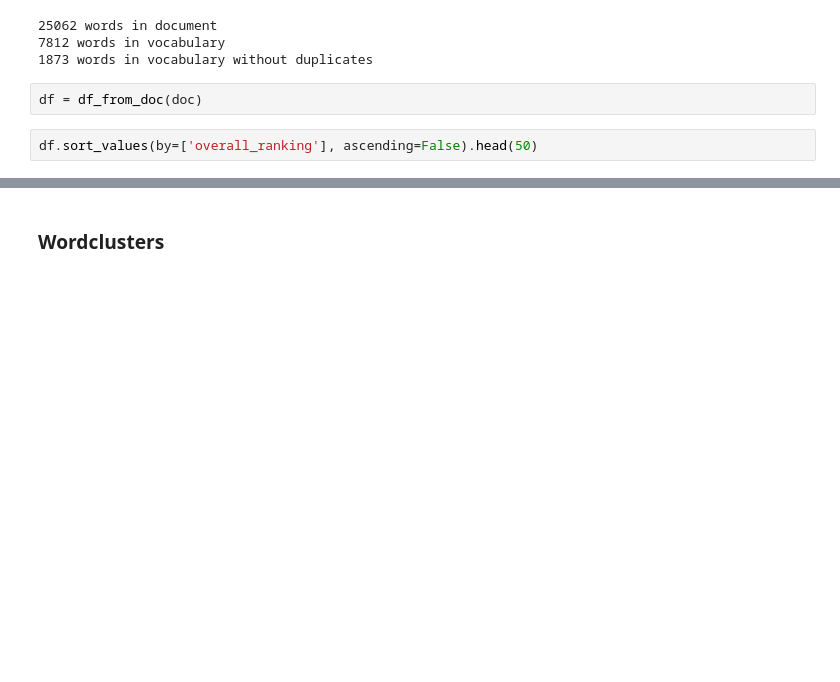
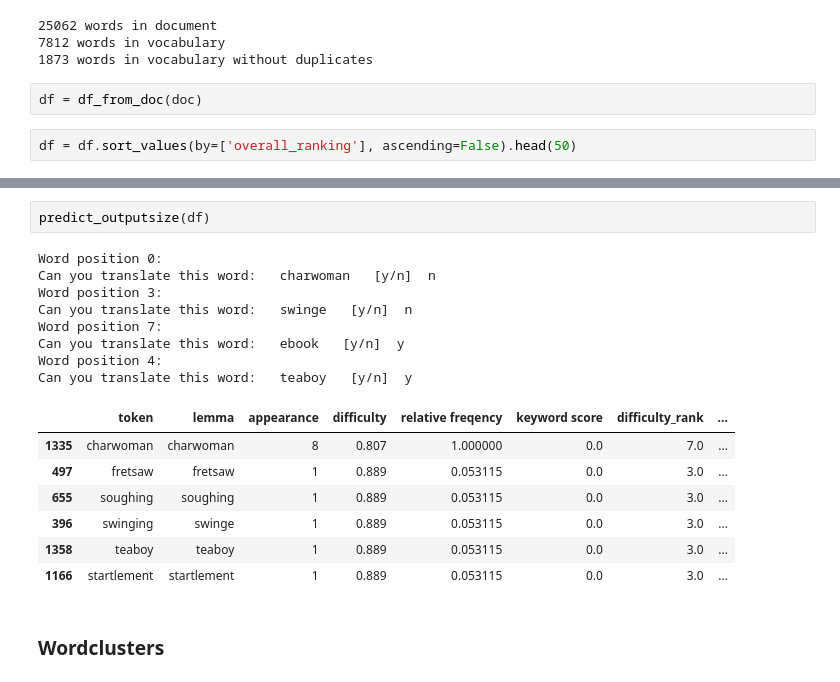
Before and after one commit to OshFrosch/Vocabulary-Predictor, a Jupyter notebook: src/notebooks/Pipeline Notebook.ipynb, the cells around one changed output, grey strips where cells are left out. Saved outputs shown, nothing was run; the diff lists cells and outputs as text; blank space fills up the shorter version.

```diff
--- a/src/notebooks/Pipeline Notebook.ipynb
+++ b/src/notebooks/Pipeline Notebook.ipynb
@@ -348,4 +395,4 @@ with open(text_file, "r") as f:
 # %%
 df = df_from_doc(doc)
 # %%
-df.sort_values(by=['overall_ranking'], ascending=False).head(50)
+df = df.sort_values(by=['overall_ranking'], ascending=False).head(50)
@@ -370,3 +399,21 @@ df.sort_values(by=['overall_ranking'], ascending=False).head(50)
+# %%
+predict_outputsize(df)
+# %% [output]
+Word position 0:
+Can you translate this word:   charwoman   [y/n]  n
+Word position 3:
+Can you translate this word:   swinge   [y/n]  n
+Word position 7:
+Can you translate this word:   ebook   [y/n]  y
+Word position 4:
+Can you translate this word:   teaboy   [y/n]  y
+|  | token | lemma | appearance | difficulty | relative freqency | keyword score | difficulty_rank | ... |
+| 1335 | charwoman | charwoman | 8 | 0.807 | 1.000000 | 0.0 | 7.0 | ... |
+| 497 | fretsaw | fretsaw | 1 | 0.889 | 0.053115 | 0.0 | 3.0 | ... |
+| 655 | soughing | soughing | 1 | 0.889 | 0.053115 | 0.0 | 3.0 | ... |
+| 396 | swinging | swinge | 1 | 0.889 | 0.053115 | 0.0 | 3.0 | ... |
+| 1358 | teaboy | teaboy | 1 | 0.889 | 0.053115 | 0.0 | 3.0 | ... |
+| 1166 | startlement | startlement | 1 | 0.889 | 0.053115 | 0.0 | 3.0 | ... |
 # %% [markdown]
 ### Wordclusters
 # %%
```
Also changed, not shown: parts of 6 cells of this notebook.
